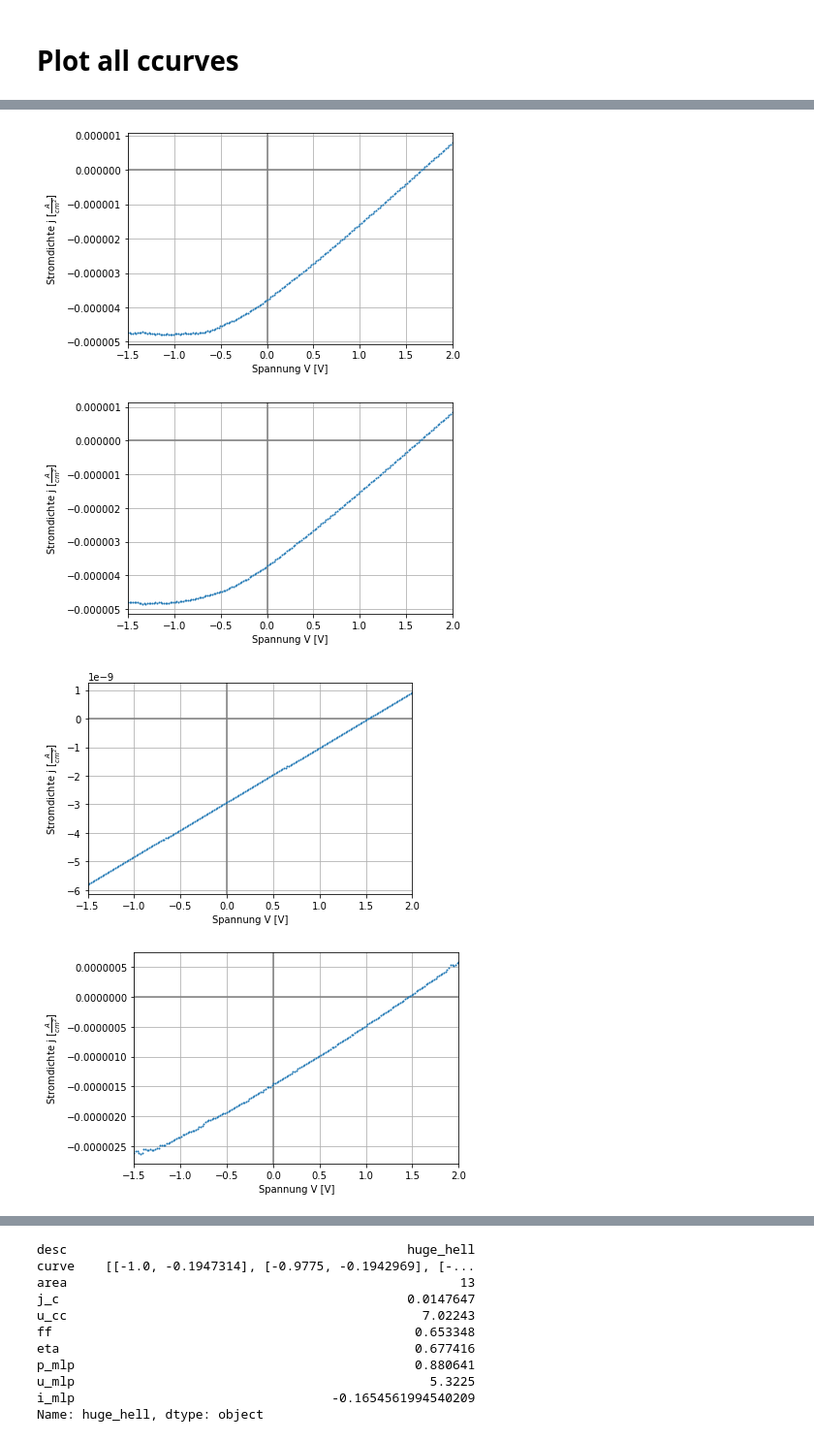
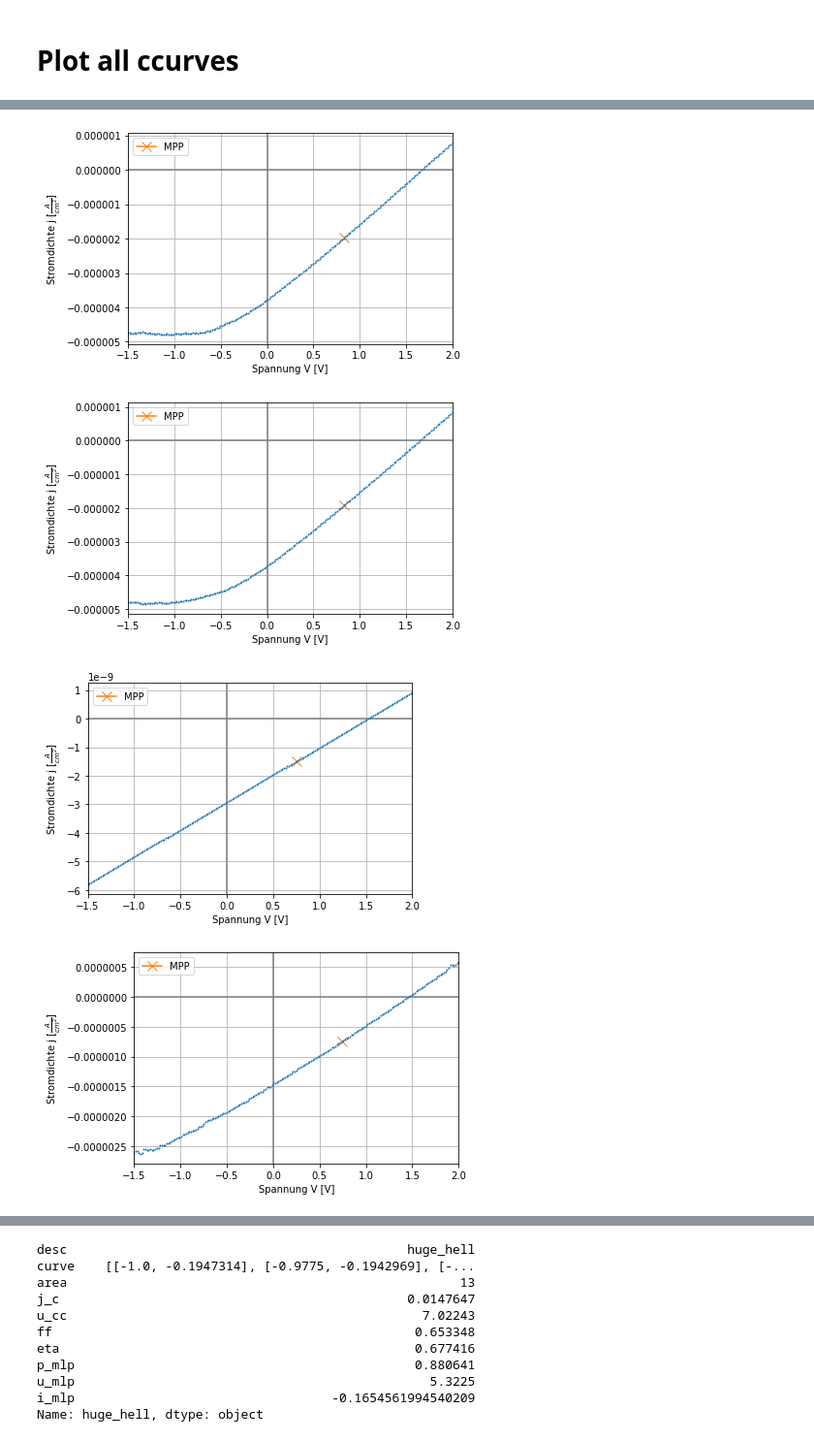
Before and after one commit to vale981/fpraktikum, a Jupyter notebook: SZ/auswertung/c.ipynb, the cells around one changed output, grey strips where cells are left out. Shown at 97% size. Saved outputs shown, nothing was run; the diff lists cells and outputs as text; code cells hidden in the pictures.

```diff
--- a/SZ/auswertung/c.ipynb
+++ b/SZ/auswertung/c.ipynb
@@ -33,5 +33,6 @@ ccurves = load_and_analyze([
 # Plot all ccurves
 # %%
 for _, curve in ccurves.iterrows():
-    plot_ccurve(curve['curve'], area=area * curve['area'], save=f'C/{curve["desc"]}.pdf')
+    plot_ccurve(curve['curve'], area=area * curve['area'],
+    save=f'C/{curve["desc"]}.pdf', mlp=[curve['u_mlp'], curve['i_mlp']])
 # %% [output]
@@ -39,4 +40,4 @@ for _, curve in ccurves.iterrows():
-[figure, old version]
+[figure, new version]
-[figure, old version]
+[figure, new version]
-[figure, old version]
+[figure, new version]
-[figure, old version]
+[figure, new version]
```
Also changed, not shown: parts of 2 cells of this notebook, 16 other files.
